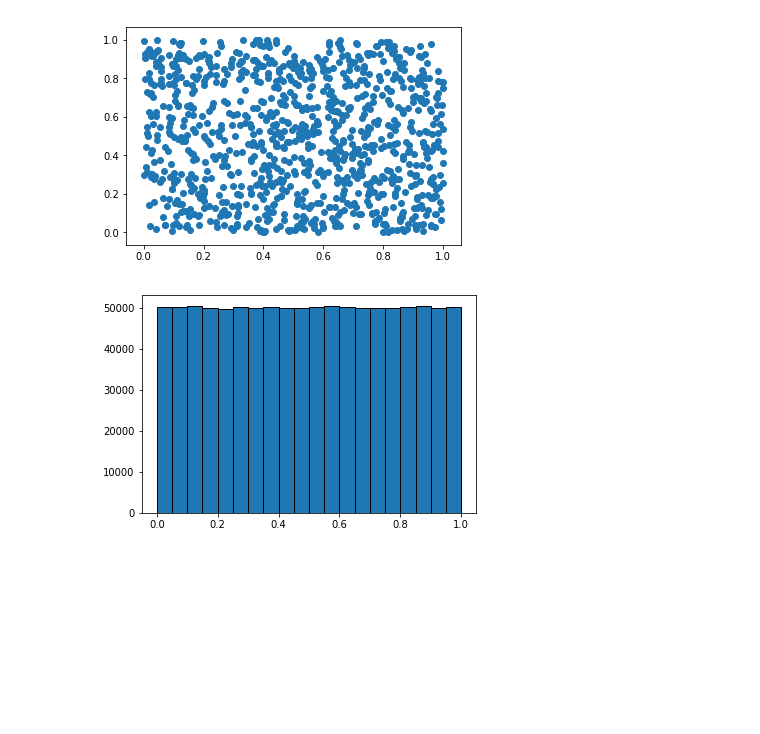
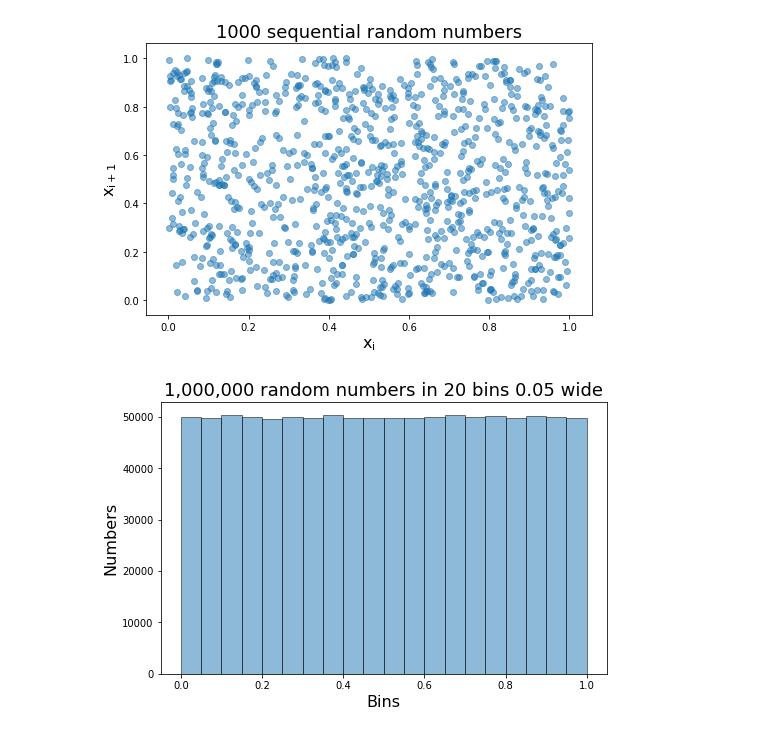
Before and after one commit to ruoyanwangdr/Numerical-Recipes-In-Astrophysics, a Jupyter notebook: handin1.ipynb, the cells around one changed output. Cells and saved outputs as stored; diff of their text form; code cells hidden in the pictures; blank space fills up the shorter version.

```diff
--- a/handin1.ipynb
+++ b/handin1.ipynb
@@ -2,6 +2,19 @@
 import matplotlib.pyplot as plt
 import numpy as np
 # %%
+### NUMERICAL RECIPES FOR ASTROPHYSICS - SPRING 2019
+### First hand-in exercise
+print('NUMERICAL RECIPES FOR ASTROPHYSICS - SPRING 2019')
+print('First hand-in exercise')
+print()
+
+# Prob 1. Preparing routlines.
+print('Prob 1. Preparing routlines.')
+
+# Part a) Poisson Distribution.
+print('a) Poisson Distribution')
+print()
+
 # Factorial function. Raises ValueError if x is not integral or is negative.
 def factorial(n):
     fact = 1
@@ -12,7 +25,7 @@ def factorial(n):
     elif type(n) == float:
         raise ValueError('factorial() only accepts integral values')
 
-    # The factorial function is defined by the product
+    # The factorial function is defined by the product.
     # n! = 1*2*3...*(n-2)*(n-1)*n
     else:
         for i in range (1,n+1):
@@ -29,25 +42,26 @@ def Poisson_probability_distribution(Lambda, k):
 Lambda = [1,5,3,2.6]
 k = [0,10,20,40]
 
-print('1. Poisson Distribution:')
-print()
-
 # Output results of the Poisson distribution.
 [Poisson_probability_distribution(Lambda[i],k[i]) for i in range(len(k))]
 for i in range(len(k)):
     print('Output with (lambda,k) = ('+str(Lambda[i])+','+str(k[i])+'):')
     print(Poisson_probability_distribution(Lambda[i],k[i]))
 
-# Random Number Generator.
+
+# Part b) Random Number Generator.
 # All three methods from lecture slides are combined by applying
 # the input as the output of the previous method.
 print()
-print('2. Random Number Generator:')
+print('b) Random Number Generator')
 print()
 
+
 # Set seed.
+# Once during the entire iteration.
 I0=123456
 print('Seed set to '+str(I0))
+print()
 
 # (Multip.) Linear Congruential Generators.
 # Parameters acquired from lecture slides.
@@ -57,13 +71,12 @@ def lcg(I=I0, m=2**64-1, a=5667594924, c=1013904223):
     I0 = (a*I0 + c) % m
     return I0
 
-# Multiply with Carry (MWC) with base b = 2**32
+# Multiply with Carry (MWC) with base b = 2**32.
 def mwc(a=4294957665):
 
     # Use the output of LCG as the input of MWC.
-    x = a*(lcg() & (2**32-1))+(lcg()>>32)
-    #period = (2**32*a-2)/2
-    return x
+    n = a*(lcg() & (2**32-1))+(lcg()>>32)
+    return n
 
 # 64-bit XOR-shift.
 def xor_shift_64():
@@ -88,20 +101,42 @@ def xor_shift_64():
 
     P = 2**64-1
 
-    return W / P
+    return W / P # Gernerate numbers between 0 and 1.
 
+# Plot first 1000 numbers generated.
+print('Plot 1000 sequential random numbers against each other.')
+print()
+
+# Create two empty arrays and append x_i and x_i+1 later.
 x_i = []
 x_i_plus_1 = []
 
+# Append the 1000 random numbers to the array.
 for i in range(1000):
     x_i.append(xor_shift_64())
     x_i_plus_1.append(xor_shift_64())
-plt.figure()
-plt.scatter(x_i, x_i_plus_1)
 
+# Plot x_i vs x_i+1
+plt.figure(figsize=(8,5))
+plt.title('1000 sequential random numbers', fontsize=18)
+plt.xlabel('x$_{\mathrm{i}}$', fontsize=16)
+plt.ylabel('x$_{\mathrm{i+1}}$', fontsize=16)
+plt.scatter(x_i, x_i_plus_1, alpha=0.5)
+
+# Put 1000000 random numbers in 20 bins with 0.05 wide and plot them.
+print('Plot 1000000 random numbers in 20 bins 0.05 wide.')
+
+# Create an empty array to append 1000000 numbers.
+a_million = []
+
+# Append the 1000000 random numbers.
 for i in range(1000000):
-    x_i.append(xor_shift_64())
-    x_i_plus_1.append(xor_shift_64())
-plt.figure()
-plt.hist(x_i, bins=20, histtype='bar', ec='black')
+    a_million.append(xor_shift_64())
+
+# Bin and plot.
+plt.figure(figsize=(8,5))
+plt.title('1,000,000 random numbers in 20 bins 0.05 wide', fontsize=18)
+plt.xlabel('Bins', fontsize=16)
+plt.ylabel('Numbers', fontsize=16)
+plt.hist(a_million, bins=20, alpha=0.5, histtype='bar', ec='black')
 # %% [output]
@@ -131,3 +169,3 @@ Seed set to 123456
  <a list of 20 Patch objects>)
-[figure, old version]
+[figure, new version]
-[figure, old version]
+[figure, new version]
```
Also changed, not shown: parts of 2 cells of this notebook.
